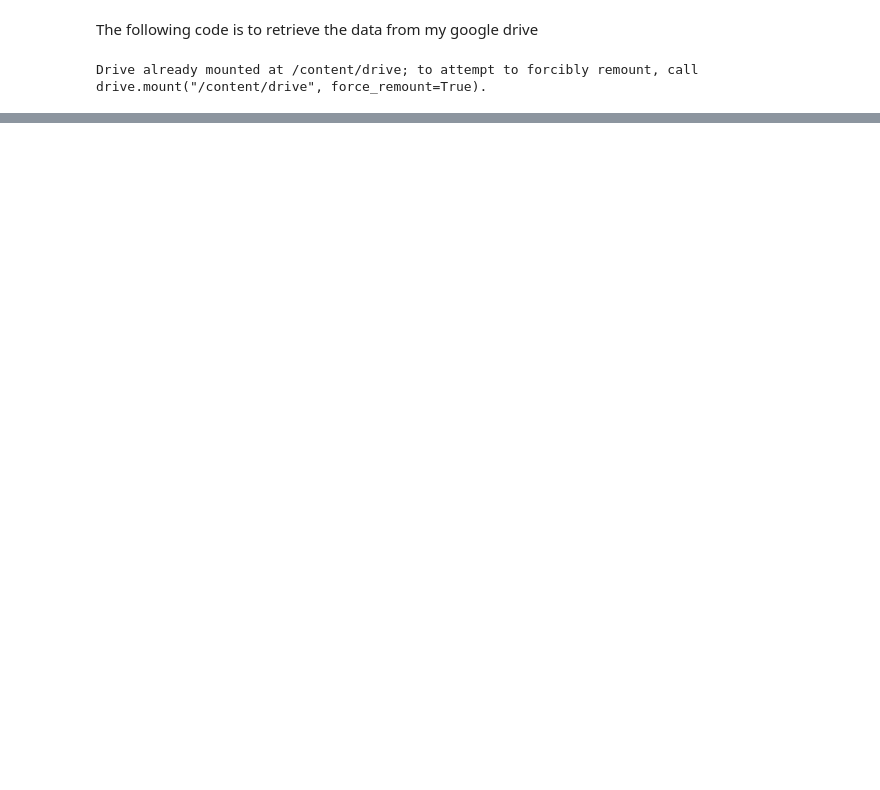
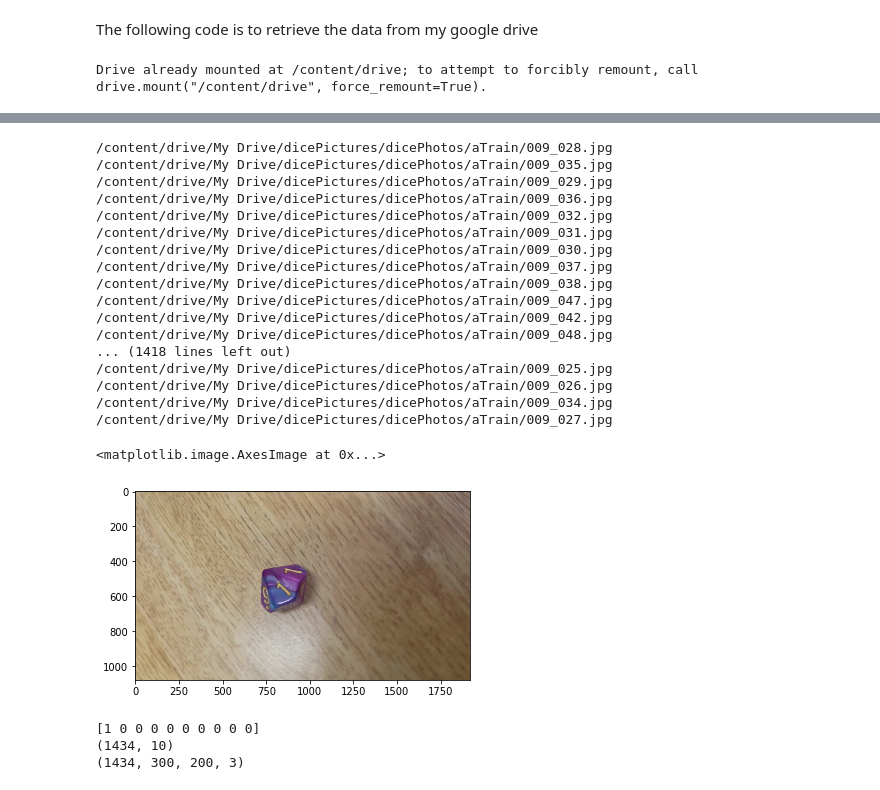
Before and after one commit to ColeAlves/DiceDetector, a Jupyter notebook: DiceDector.ipynb, the cells around one changed output, grey strips where cells are left out. Drawn from its saved outputs; the diff is of its cells as text; code cells hidden in the pictures; blank space fills up the shorter version.

```diff
--- a/DiceDector.ipynb
+++ b/DiceDector.ipynb
@@ -63,0 +96,78 @@ print(images[7])
+# %%
+from skimage import io
+import numpy as np
+from numpy import random
+import matplotlib.pyplot as plt
+
+base_dir_a = '/content/drive/My Drive/dicePictures/dicePhotos/aTrain'
+
+'''
+import cv2
+from PIL import Image
+import numpy
+file = '/content/drive/My Drive/dicePictures/dicePhotos/EightSideGreen/013_000.jpg'
+img = Image.open(file) #opens the file from the path name given from the variable file
+img2 = img.resize((100,150), Image.ANTIALIAS)#resizes the img to 100 pizels x axis and 150 pixels y axis
+plt.imshow(img2)
+
+print(numpy.array(img2).shape)  (150,100,3)
+'''
+
+
+all_images = []
+y_train_array = []
+
+for file in os.listdir(base_dir_a):
+  file_path = base_dir_a + '/' + file  #concating the file path from the file and base_dir_a together
+  print(file_path)
+  #img = io.imread(file_path)
+
+  img = Image.open(file_path)
+  img2 = img.resize((200, 300), Image.ANTIALIAS )#resizes the img to 100 pizels x axis and 150 pixels y axis
+  #img = cv2.resize(img, (200, 300))
+  #img = img.reshape([200, 300, 3])
+
+  all_images.append(np.array(img2))
+  temp = classificationImage(file)
+
+  y_train_array.append(temp)
+  #image_name = os.path.join(base_dir_a, file)#gets the path name from the file to the photos
+  #images.append(image_name)#appends the path name to the images array
+
+x_train = np.array(all_images)
+tasdas = np.array(y_train_array)
+plt.imshow(img)
+
+
+
+#combined = (x_train, tasdas)
+#print(combined)
+# %% [output]
+/content/drive/My Drive/dicePictures/dicePhotos/aTrain/009_028.jpg
+/content/drive/My Drive/dicePictures/dicePhotos/aTrain/009_035.jpg
+/content/drive/My Drive/dicePictures/dicePhotos/aTrain/009_029.jpg
+/content/drive/My Drive/dicePictures/dicePhotos/aTrain/009_036.jpg
+/content/drive/My Drive/dicePictures/dicePhotos/aTrain/009_032.jpg
+/content/drive/My Drive/dicePictures/dicePhotos/aTrain/009_031.jpg
+/content/drive/My Drive/dicePictures/dicePhotos/aTrain/009_030.jpg
+/content/drive/My Drive/dicePictures/dicePhotos/aTrain/009_037.jpg
+/content/drive/My Drive/dicePictures/dicePhotos/aTrain/009_038.jpg
+/content/drive/My Drive/dicePictures/dicePhotos/aTrain/009_047.jpg
+/content/drive/My Drive/dicePictures/dicePhotos/aTrain/009_042.jpg
+/content/drive/My Drive/dicePictures/dicePhotos/aTrain/009_048.jpg
+... (1418 lines left out)
+/content/drive/My Drive/dicePictures/dicePhotos/aTrain/009_025.jpg
+/content/drive/My Drive/dicePictures/dicePhotos/aTrain/009_026.jpg
+/content/drive/My Drive/dicePictures/dicePhotos/aTrain/009_034.jpg
+/content/drive/My Drive/dicePictures/dicePhotos/aTrain/009_027.jpg
+<matplotlib.image.AxesImage at 0x...>
+[figure, added]
+# %%
+y_train = np.array(y_train_array)
+print(y_train[0])
+print(y_train.shape)
+print(x_train.shape)
+# %% [output]
+[1 0 0 0 0 0 0 0 0 0]
+(1434, 10)
+(1434, 300, 200, 3)
```
Also changed, not shown: parts of 27 cells of this notebook.
